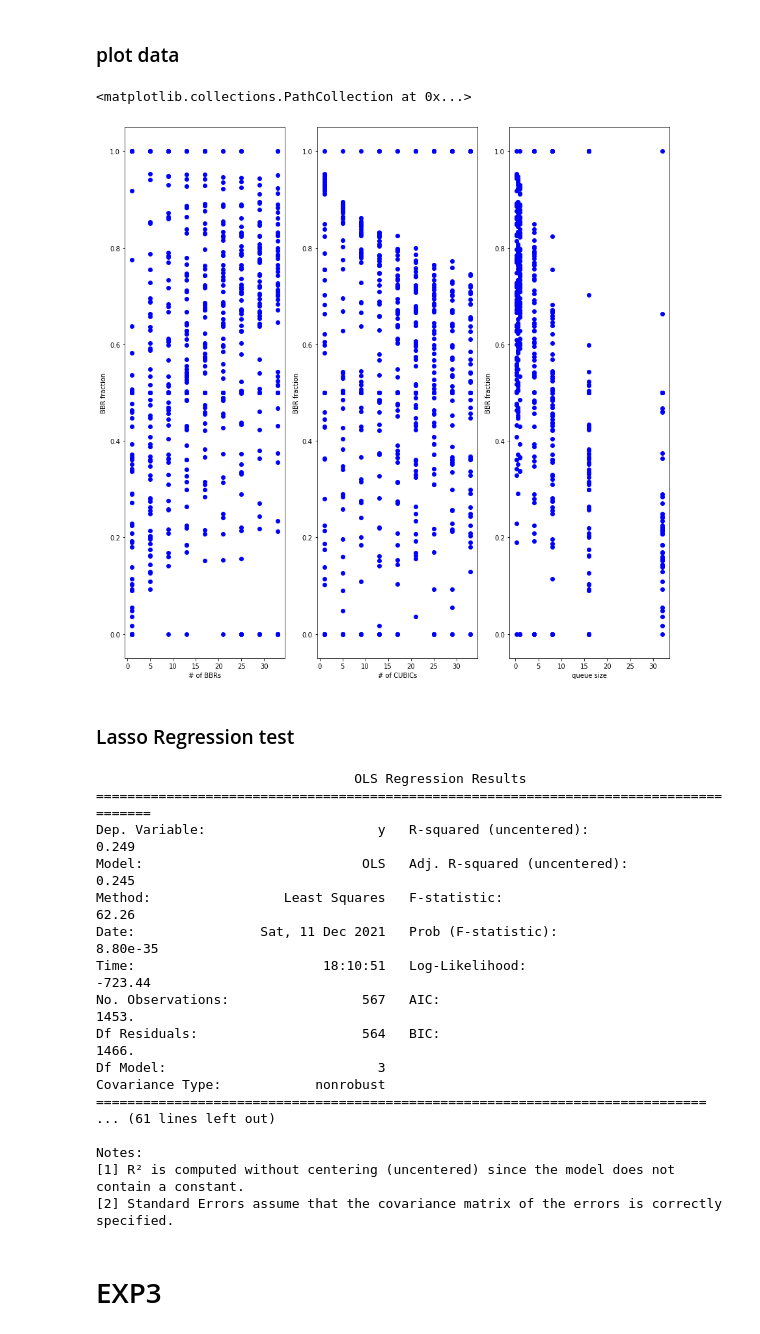
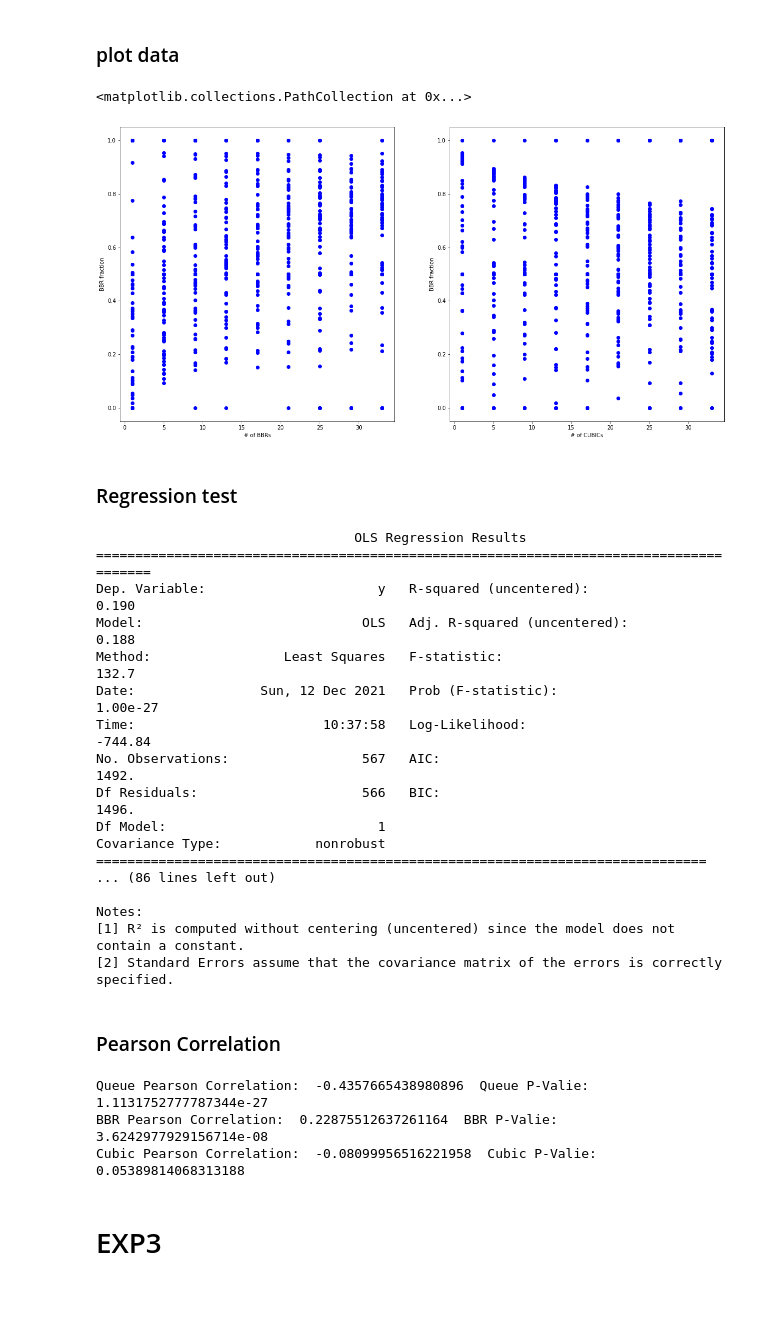
Before and after one commit to ShiboXing/WAN, a Jupyter notebook: proj4/setup/Data Test.ipynb, the cells around one changed output. Saved outputs shown, nothing was run; the diff lists cells and outputs as text; code cells hidden in the pictures; blank space fills up the shorter version.

Commit message:
Pearson Correlatoin

```diff
--- a/proj4/setup/Data Test.ipynb
+++ b/proj4/setup/Data Test.ipynb
@@ -146,33 +147,34 @@ rows of bad data: 0
 # %% [markdown]
 ### plot data
 # %%
-fig = plt.figure(1, figsize=(15, 15))
-ax = fig.add_subplot(131)
+fig = plt.figure(1, figsize=(20, 10))
+ax = fig.add_subplot(121)
 dataset = dataset[dataset[:, 2].argsort(axis=0)]
 ax.set_xlabel('# of BBRs')
 ax.set_ylabel('BBR fraction')
 ax.scatter(dataset[:, 2], dataset[:, 0], color='b')
 
 
-ax = fig.add_subplot(132)
+ax = fig.add_subplot(122)
 dataset = dataset[dataset[:, 3].argsort(axis=0)]
 ax.set_xlabel('# of CUBICs')
 ax.set_ylabel('BBR fraction')
 ax.scatter(dataset[:, 3], dataset[:, 0], color='b')
 
-ax = fig.add_subplot(133)
-dataset = dataset[dataset[:, 1].argsort(axis=0)]
-ax.set_xlabel('queue size')
-ax.set_ylabel('BBR fraction')
-ax.scatter(dataset[:, 1], dataset[:, 0], color='b')
+# ax = fig.add_subplot(133)
+# dataset = dataset[dataset[:, 1].argsort(axis=0)]
+# ax.set_xlabel('queue size')
+# ax.set_ylabel('BBR fraction')
+# ax.scatter(dataset[:, 1], dataset[:, 0], color='b')
 # %% [output]
 <matplotlib.collections.PathCollection at 0x...>
-[figure, old version]
+[figure, new version]
 # %% [markdown]
-### Lasso Regression test
+### Regression test
 # %%
 test = (dataset - dataset.mean(axis=0)) / dataset.std(axis=0) # standardize
-lrg = linear_model.OLS(test[:, 0], test[:, 1:4])
+
+lrg = linear_model.OLS(test[:, 0], test[:, 1])
 res = lrg.fit()
 print(res.summary())
 
@@ -180,28 +182,44 @@ lrg = linear_model.OLS(test[:, 0], test[:, 2])
 res = lrg.fit()
 print(res.summary())
 
-
 lrg = linear_model.OLS(test[:, 0], test[:, 3])
 res = lrg.fit()
 print(res.summary())
+
+lrg = linear_model.OLS(test[:, 0], test[:, 1:4])
+res = lrg.fit()
+print(res.summary())
 # %% [output]
                                  OLS Regression Results
 =======================================================================================
-Dep. Variable:                      y   R-squared (uncentered):                   0.249
-Model:                            OLS   Adj. R-squared (uncentered):              0.245
-Method:                 Least Squares   F-statistic:                              62.26
-Date:                Sat, 11 Dec 2021   Prob (F-statistic):                    8.80e-35
-Time:                        18:10:51   Log-Likelihood:                         -723.44
-No. Observations:                 567   AIC:                                      1453.
-Df Residuals:                     564   BIC:                                      1466.
-Df Model:                           3
+Dep. Variable:                      y   R-squared (uncentered):                   0.190
+Model:                            OLS   Adj. R-squared (uncentered):              0.188
+Method:                 Least Squares   F-statistic:                              132.7
+Date:                Sun, 12 Dec 2021   Prob (F-statistic):                    1.00e-27
+Time:                        10:37:58   Log-Likelihood:                         -744.84
+No. Observations:                 567   AIC:                                      1492.
+Df Residuals:                     566   BIC:                                      1496.
+Df Model:                           1
 Covariance Type:            nonrobust
 ==============================================================================
-... (61 lines left out)
+... (86 lines left out)
 
 Notes:
 [1] R² is computed without centering (uncentered) since the model does not contain a constant.
 [2] Standard Errors assume that the covariance matrix of the errors is correctly specified.
+# %% [markdown]
+### Pearson Correlation
+# %%
+queue_cor=stats.pearsonr(dataset[:,0], dataset[:,1])
+print("Queue Pearson Correlation: ",queue_cor[0]," Queue P-Value: ",queue_cor[1])
+bbr_cor=stats.pearsonr(dataset[:,0], dataset[:,2])
+print("BBR Pearson Correlation: ",bbr_cor[0]," BBR P-Value: ",bbr_cor[1])
+cubic_cor=stats.pearsonr(dataset[:,0], dataset[:,3])
+print("Cubic Pearson Correlation: ",cubic_cor[0]," Cubic P-Value: ",cubic_cor[1])
+# %% [output]
+Queue Pearson Correlation:  -0.4357665438980896  Queue P-Valie:  1.1131752777787344e-27
+BBR Pearson Correlation:  0.22875512637261164  BBR P-Valie:  3.6242977929156714e-08
+Cubic Pearson Correlation:  -0.08099956516221958  Cubic P-Valie:  0.05389814068313188
 # %% [markdown]
 # EXP3
 # %%
```
Also changed, not shown: parts of 1 cell of this notebook.
